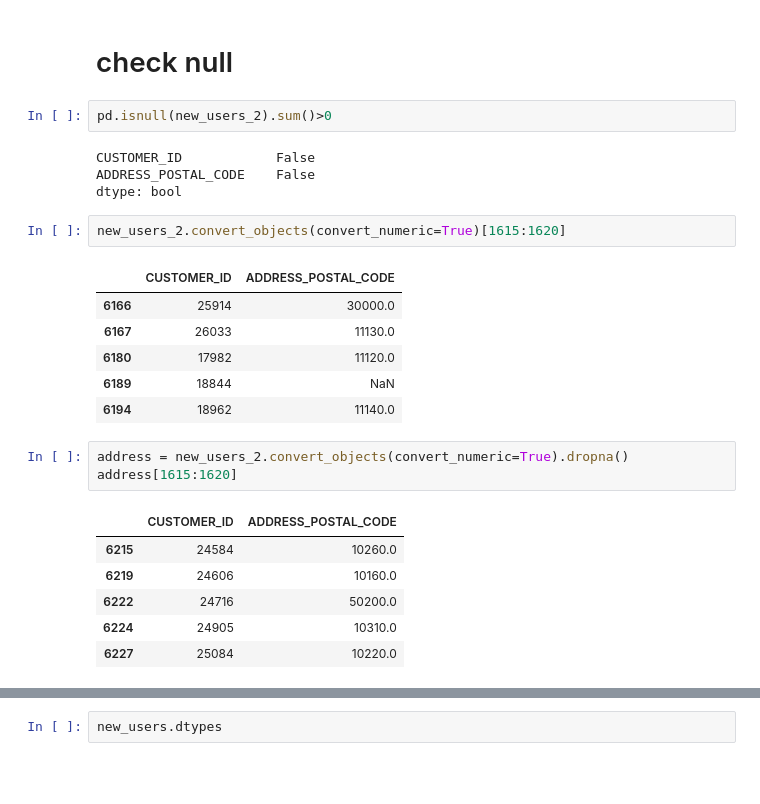
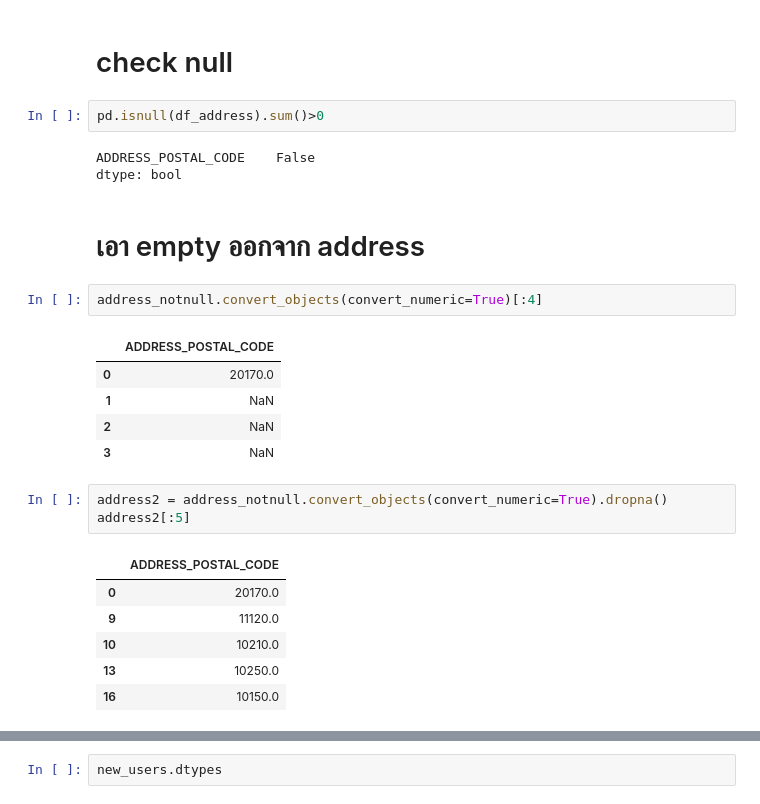
Before and after one commit to Kanbc/recommender-systems, a Jupyter notebook: cleaning/Customer.ipynb, the cells around one changed output, grey strips where cells are left out. Cells and saved outputs as stored; diff of their text form; blank space fills up the shorter version.

Commit message:
address_customer

```diff
--- a/cleaning/Customer.ipynb
+++ b/cleaning/Customer.ipynb
@@ -81,27 +127,27 @@ new_users_2[:5]
 # %% [markdown]
 # check null
 # %%
-pd.isnull(new_users_2).sum()>0
+pd.isnull(df_address).sum()>0
 # %% [output]
-CUSTOMER_ID            False
 ADDRESS_POSTAL_CODE    False
 dtype: bool
+# %% [markdown]
+# เอา empty ออกจาก address
 # %%
-new_users_2.convert_objects(convert_numeric=True)[1615:1620]
+address_notnull.convert_objects(convert_numeric=True)[:4]
 # %% [output]
-|  | CUSTOMER_ID | ADDRESS_POSTAL_CODE |
-| 6166 | 25914 | 30000.0 |
-| 6167 | 26033 | 11130.0 |
-| 6180 | 17982 | 11120.0 |
-| 6189 | 18844 | NaN |
-| 6194 | 18962 | 11140.0 |
+|  | ADDRESS_POSTAL_CODE |
+| 0 | 20170.0 |
+| 1 | NaN |
+| 2 | NaN |
+| 3 | NaN |
 # %%
-address = new_users_2.convert_objects(convert_numeric=True).dropna()
-address[1615:1620]
+address2 = address_notnull.convert_objects(convert_numeric=True).dropna()
+address2[:5]
 # %% [output]
-|  | CUSTOMER_ID | ADDRESS_POSTAL_CODE |
-| 6215 | 24584 | 10260.0 |
-| 6219 | 24606 | 10160.0 |
-| 6222 | 24716 | 50200.0 |
-| 6224 | 24905 | 10310.0 |
-| 6227 | 25084 | 10220.0 |
+|  | ADDRESS_POSTAL_CODE |
+| 0 | 20170.0 |
+| 9 | 11120.0 |
+| 10 | 10210.0 |
+| 13 | 10250.0 |
+| 16 | 10150.0 |
```
Also changed, not shown: parts of 25 cells of this notebook, 1 other file.
